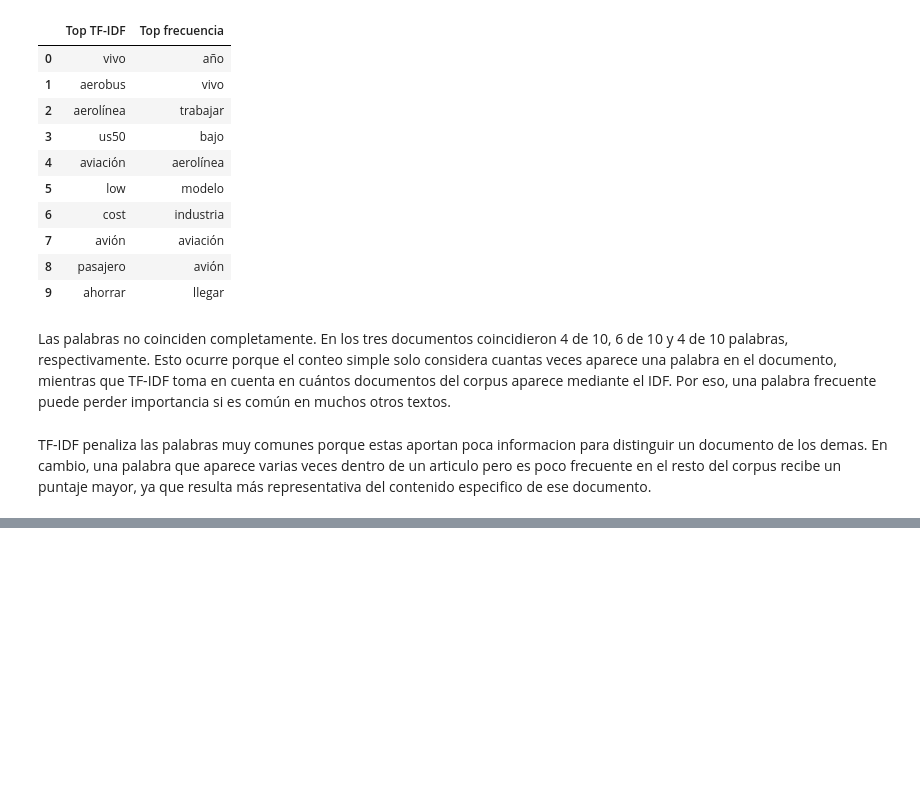
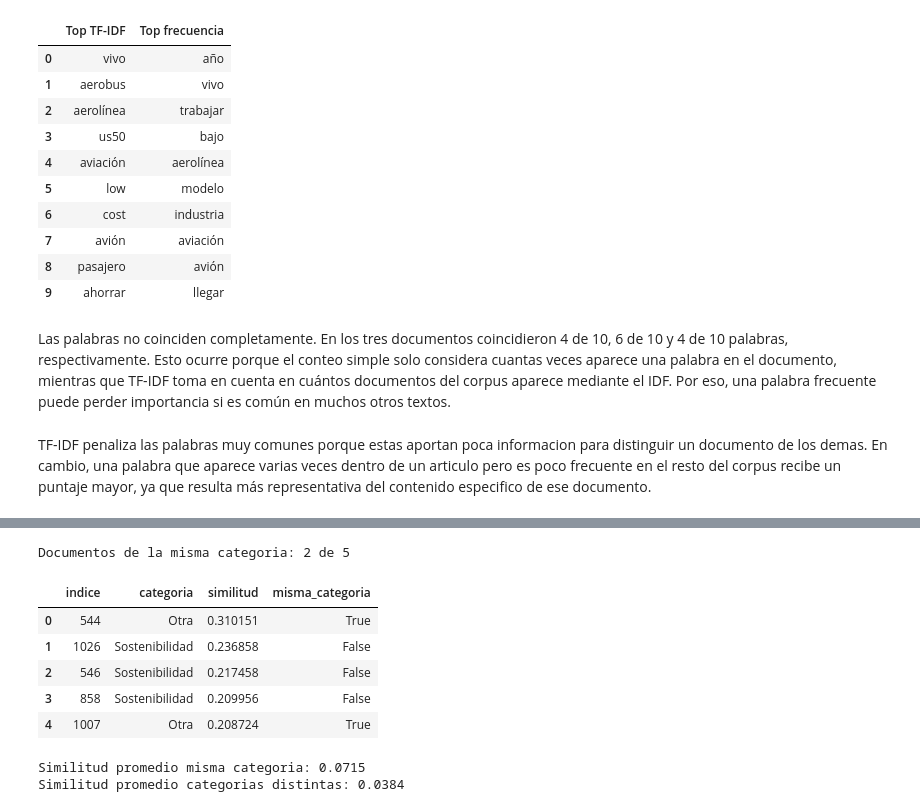
Before and after one commit to JuanDi37/Laboratorio-2, a Jupyter notebook: Laboratorio#2NLP.ipynb, the cells around one changed output, grey strips where cells are left out. Saved outputs shown, nothing was run; the diff lists cells and outputs as text; code cells hidden in the pictures; blank space fills up the shorter version.

Commit message:
Similitud entre documentos (similitud coseno)

```diff
--- a/Laboratorio#2NLP.ipynb
+++ b/Laboratorio#2NLP.ipynb
@@ -919,0 +922,10 @@ TF-IDF penaliza las palabras muy comunes porque estas aportan poca informacion p
+# %%
+#similitud coseno entre los documentos
+
+from sklearn.metrics.pairwise import cosine_similarity
+
+matriz_similitud = cosine_similarity(
+    matriz_tfidf
+)
+
+print("Forma de la matriz de similitud:", matriz_similitud.shape)
@@ -919,0 +978,68 @@ TF-IDF penaliza las palabras muy comunes porque estas aportan poca informacion p
+# %%
+#verificamos si los documentos mas similares pertenecen a la misma categoria
+
+categoria_referencia = corpus.loc[
+    indice_referencia,
+    CATEGORY_COL
+]
+
+documentos_similares["misma_categoria"] = (
+    documentos_similares["categoria"]
+    == categoria_referencia
+)
+
+print(
+    "Documentos de la misma categoria:",
+    documentos_similares["misma_categoria"].sum(),
+    "de 5"
+)
+
+display(documentos_similares)
+# %% [output]
+Documentos de la misma categoria: 2 de 5
+|  | indice | categoria | similitud | misma_categoria |
+| 0 | 544 | Otra | 0.310151 | True |
+| 1 | 1026 | Sostenibilidad | 0.236858 | False |
+| 2 | 546 | Sostenibilidad | 0.217458 | False |
+| 3 | 858 | Sostenibilidad | 0.209956 | False |
+| 4 | 1007 | Otra | 0.208724 | True |
+# %%
+#calculamos la similitud promedio entre documentos de la misma y distinta categoria
+
+filas, columnas = np.triu_indices(
+    len(corpus),
+    k=1
+)
+
+similitudes_pares = matriz_similitud[
+    filas,
+    columnas
+]
+
+categorias = corpus[CATEGORY_COL].to_numpy()
+
+misma_categoria = (
+    categorias[filas]
+    == categorias[columnas]
+)
+
+similitud_misma_categoria = similitudes_pares[
+    misma_categoria
+].mean()
+
+similitud_distinta_categoria = similitudes_pares[
+    ~misma_categoria
+].mean()
+
+print(
+    f"Similitud promedio misma categoria: "
+    f"{similitud_misma_categoria:.4f}"
+)
+
+print(
+    f"Similitud promedio categorias distintas: "
+    f"{similitud_distinta_categoria:.4f}"
+)
+# %% [output]
+Similitud promedio misma categoria: 0.0715
+Similitud promedio categorias distintas: 0.0384
```
Also changed, not shown: parts of 5 cells of this notebook.
